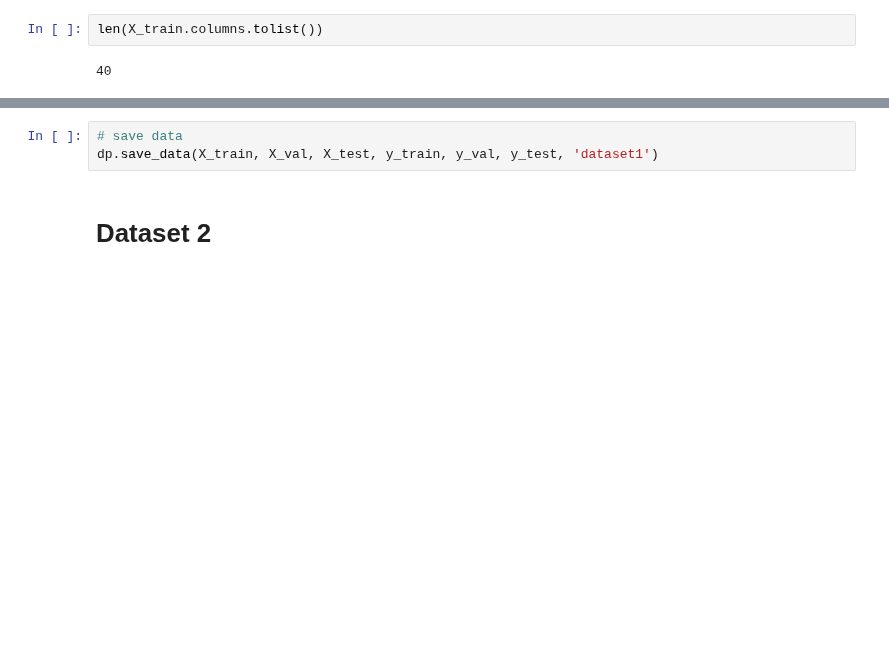
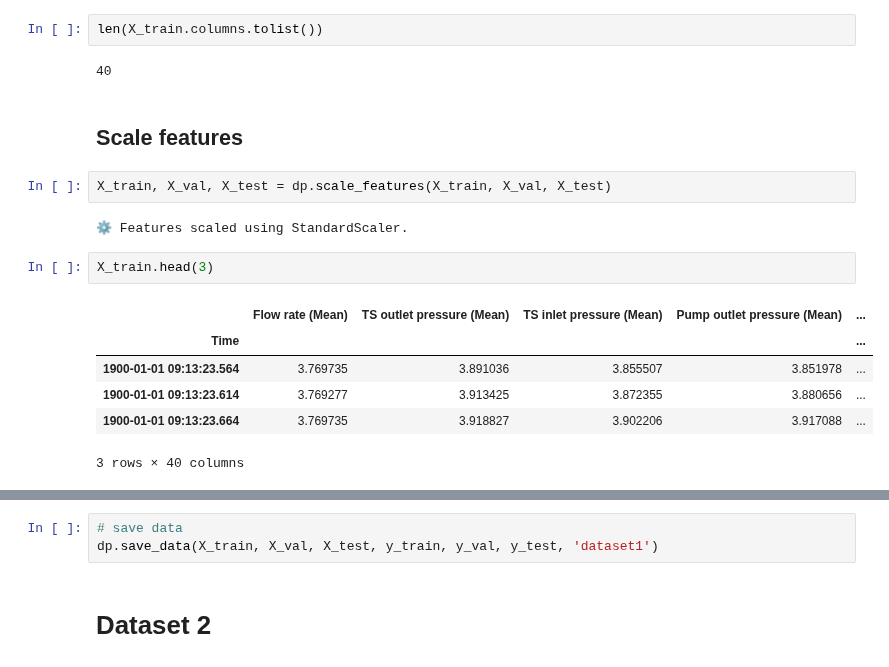
Before and after one commit to KaroGil/master_plug_prediction, a Jupyter notebook: notebooks/data_exploration.ipynb, the cells around one changed output, grey strips where cells are left out. Cells and saved outputs as stored; diff of their text form; blank space fills up the shorter version.

```diff
--- a/notebooks/data_exploration.ipynb
+++ b/notebooks/data_exploration.ipynb
@@ -203,3 +203,18 @@ X_train.head(3)
 len(X_train.columns.tolist())
 # %% [output]
 40
+# %% [markdown]
+## Scale features
+# %%
+X_train, X_val, X_test = dp.scale_features(X_train, X_val, X_test)
+# %% [output]
+⚙️ Features scaled using StandardScaler.
+# %%
+X_train.head(3)
+# %% [output]
+|  | Flow rate (Mean) | TS outlet pressure (Mean) | TS inlet pressure (Mean) | Pump outlet pressure (Mean) | ... |
+| Time |  |  |  |  | ... |
+| 1900-01-01 09:13:23.564 | 3.769735 | 3.891036 | 3.855507 | 3.851978 | ... |
+| 1900-01-01 09:13:23.614 | 3.769277 | 3.913425 | 3.872355 | 3.880656 | ... |
+| 1900-01-01 09:13:23.664 | 3.769735 | 3.918827 | 3.902206 | 3.917088 | ... |
+3 rows × 40 columns
```
Also changed, not shown: parts of 2 cells of this notebook, 3 other files.
